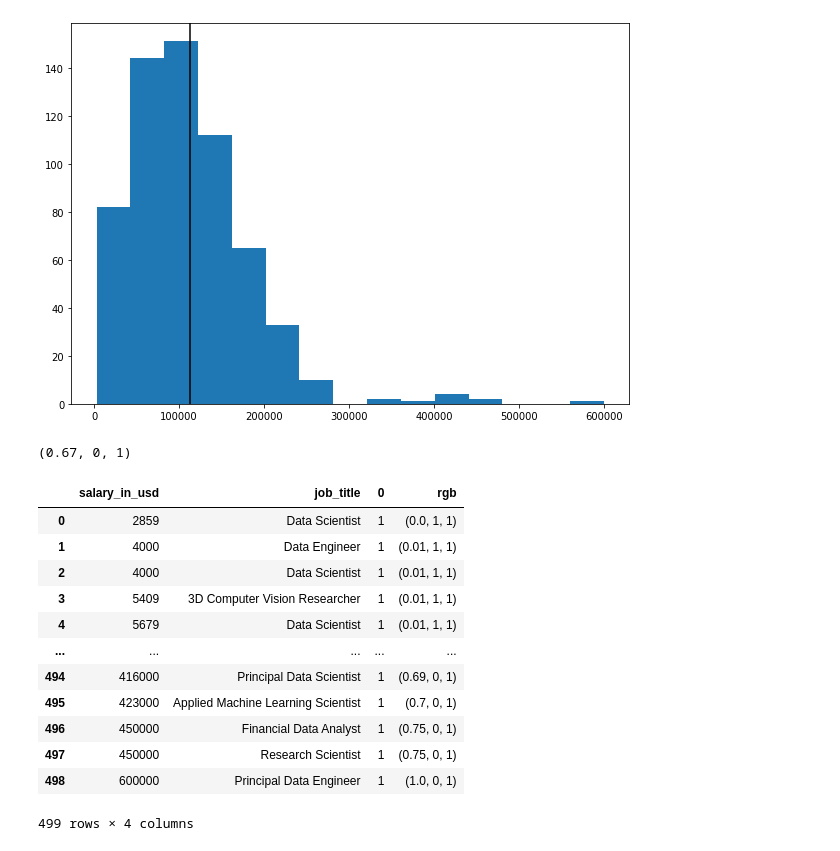
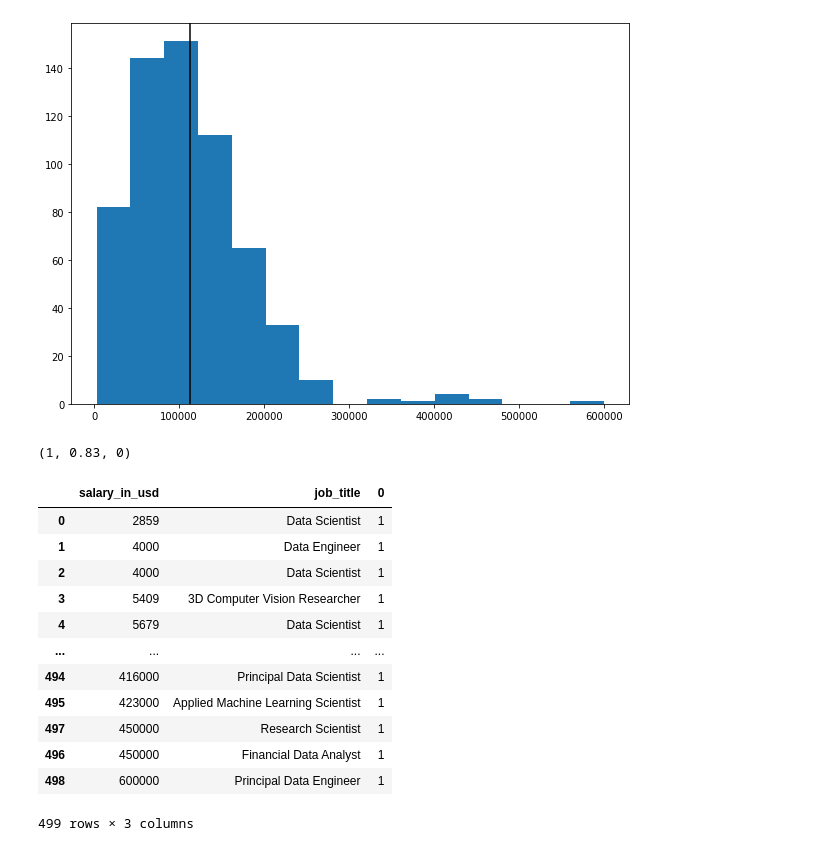
Before and after one commit to divyanshu-kunwar/kaggle_practise, a Jupyter notebook: data_science_job_salary.ipynb, the cells around one changed output. Cells and saved outputs as stored; diff of their text form; code cells hidden in the pictures.

Commit message:
Kaggle Notebook | data science Salary | Version 4

```diff
--- a/data_science_job_salary.ipynb
+++ b/data_science_job_salary.ipynb
@@ -71,26 +63,25 @@ plt.show()
 [figure]
 # %%
 def getColor(value):
-    return (round(value/600000,2), round(abs(1-(value/600000))) , 1)
-getColor(400000)
+    return (1, round(1-value/600000,2) , 0)
+getColor(100000)
 # %% [output]
-(0.67, 0, 1)
+(1, 0.83, 0)
 # %%
 grp_data = ds_data.groupby(['salary_in_usd' , 'job_title']).size().reset_index()
-# grp_data=grp_data[-20:]
-grp_data['rgb'] = list(map(getColor , list(grp_data['salary_in_usd'])))
+grp_data = grp_data.sort_values('salary_in_usd')
 grp_data
 # %% [output]
-|  | salary_in_usd | job_title | 0 | rgb |
-| 0 | 2859 | Data Scientist | 1 | (0.0, 1, 1) |
-| 1 | 4000 | Data Engineer | 1 | (0.01, 1, 1) |
-| 2 | 4000 | Data Scientist | 1 | (0.01, 1, 1) |
-| 3 | 5409 | 3D Computer Vision Researcher | 1 | (0.01, 1, 1) |
-| 4 | 5679 | Data Scientist | 1 | (0.01, 1, 1) |
-| ... | ... | ... | ... | ... |
-| 494 | 416000 | Principal Data Scientist | 1 | (0.69, 0, 1) |
-| 495 | 423000 | Applied Machine Learning Scientist | 1 | (0.7, 0, 1) |
-| 496 | 450000 | Financial Data Analyst | 1 | (0.75, 0, 1) |
-| 497 | 450000 | Research Scientist | 1 | (0.75, 0, 1) |
-| 498 | 600000 | Principal Data Engineer | 1 | (1.0, 0, 1) |
+|  | salary_in_usd | job_title | 0 |
+| 0 | 2859 | Data Scientist | 1 |
+| 1 | 4000 | Data Engineer | 1 |
+| 2 | 4000 | Data Scientist | 1 |
+| 3 | 5409 | 3D Computer Vision Researcher | 1 |
+| 4 | 5679 | Data Scientist | 1 |
+| ... | ... | ... | ... |
+| 494 | 416000 | Principal Data Scientist | 1 |
+| 495 | 423000 | Applied Machine Learning Scientist | 1 |
+| 497 | 450000 | Research Scientist | 1 |
+| 496 | 450000 | Financial Data Analyst | 1 |
+| 498 | 600000 | Principal Data Engineer | 1 |
-499 rows × 4 columns
+499 rows × 3 columns
```
Also changed, not shown: parts of 4 cells of this notebook.
